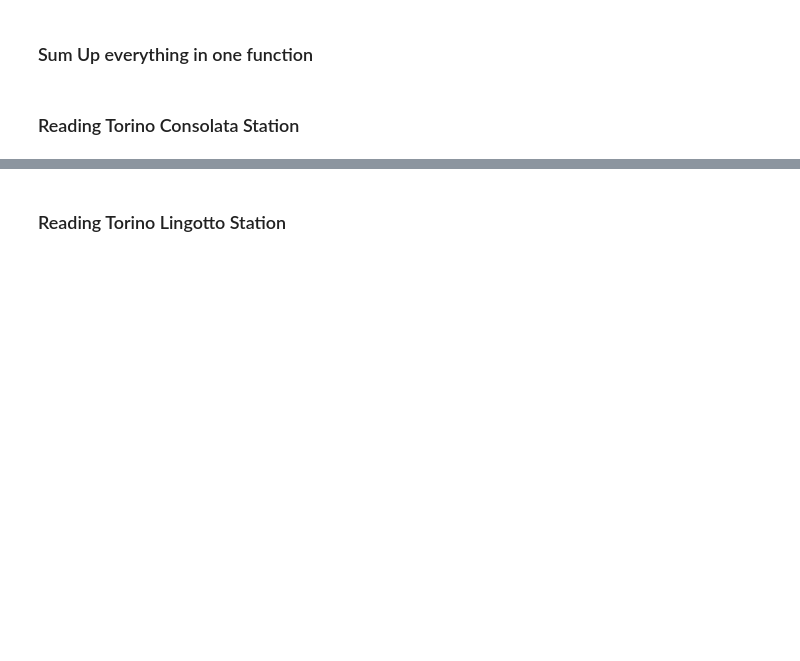
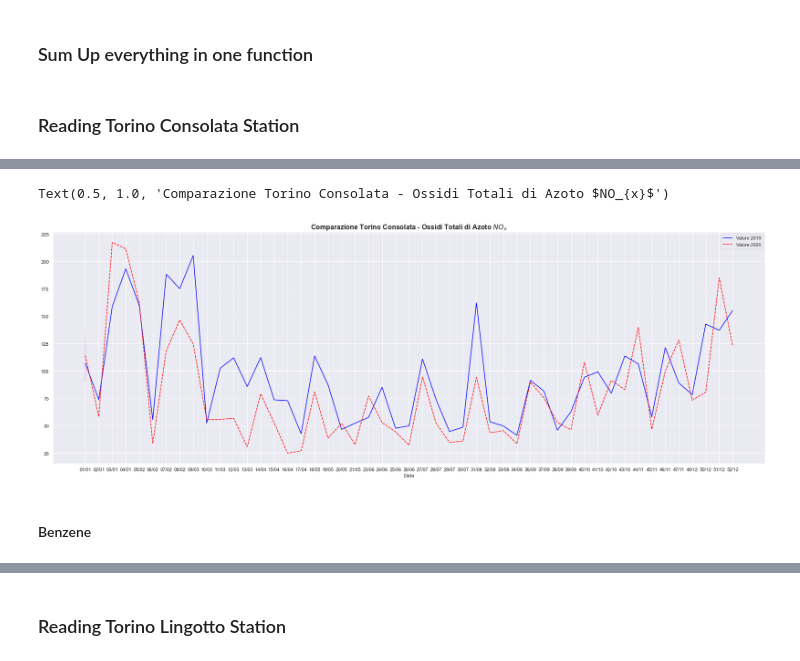
Before and after one commit to danielegerbaldo/Turin-Air-Quality-Comparison-Lockdown, a Jupyter notebook: Air-Quality.ipynb, the cells around one changed output, grey strips where cells are left out. Saved outputs shown, nothing was run; the diff lists cells and outputs as text; code cells hidden in the pictures; blank space fills up the shorter version.

```diff
--- a/Air-Quality.ipynb
+++ b/Air-Quality.ipynb
@@ -161,5 +190,16 @@ to_consolata_2020_nox = to_consolata_2020_nox.resample('W', on='Data rilevamento
 to_consolata_2019_nox['Data']=to_consolata_2019_nox.index.get_level_values('Data rilevamento').strftime('%U/%m')
 to_consolata_2020_nox['Data']=to_consolata_2020_nox.index.get_level_values('Data rilevamento').strftime('%U/%m')
 #merge data
-merged_consolata = pd.merge(to_consolata_2019_nox ,to_consolata_2020_nox ,on=['Data','Data'])
-merged_consolata.set_index("Data",inplace=True)
+merged_consolata_nox = pd.merge(to_consolata_2019_nox ,to_consolata_2020_nox ,on=['Data','Data'])
+merged_consolata_nox.set_index("Data",inplace=True)
+# %%
+sns.set_theme()
+plt.figure(figsize=(30, 10))
+palette = ["blue","red"]
+sns.lineplot(data=merged_consolata_nox, palette=palette)
+plt.title("Comparazione Torino Consolata - Ossidi Totali di Azoto $NO_{x}$",fontdict= { 'fontsize': 16, 'fontweight':'bold'})
+# %% [output]
+Text(0.5, 1.0, 'Comparazione Torino Consolata - Ossidi Totali di Azoto $NO_{x}$')
+[figure, added]
+# %% [markdown]
+#### Benzene
```
Also changed, not shown: parts of 15 cells of this notebook, 3 other files.
